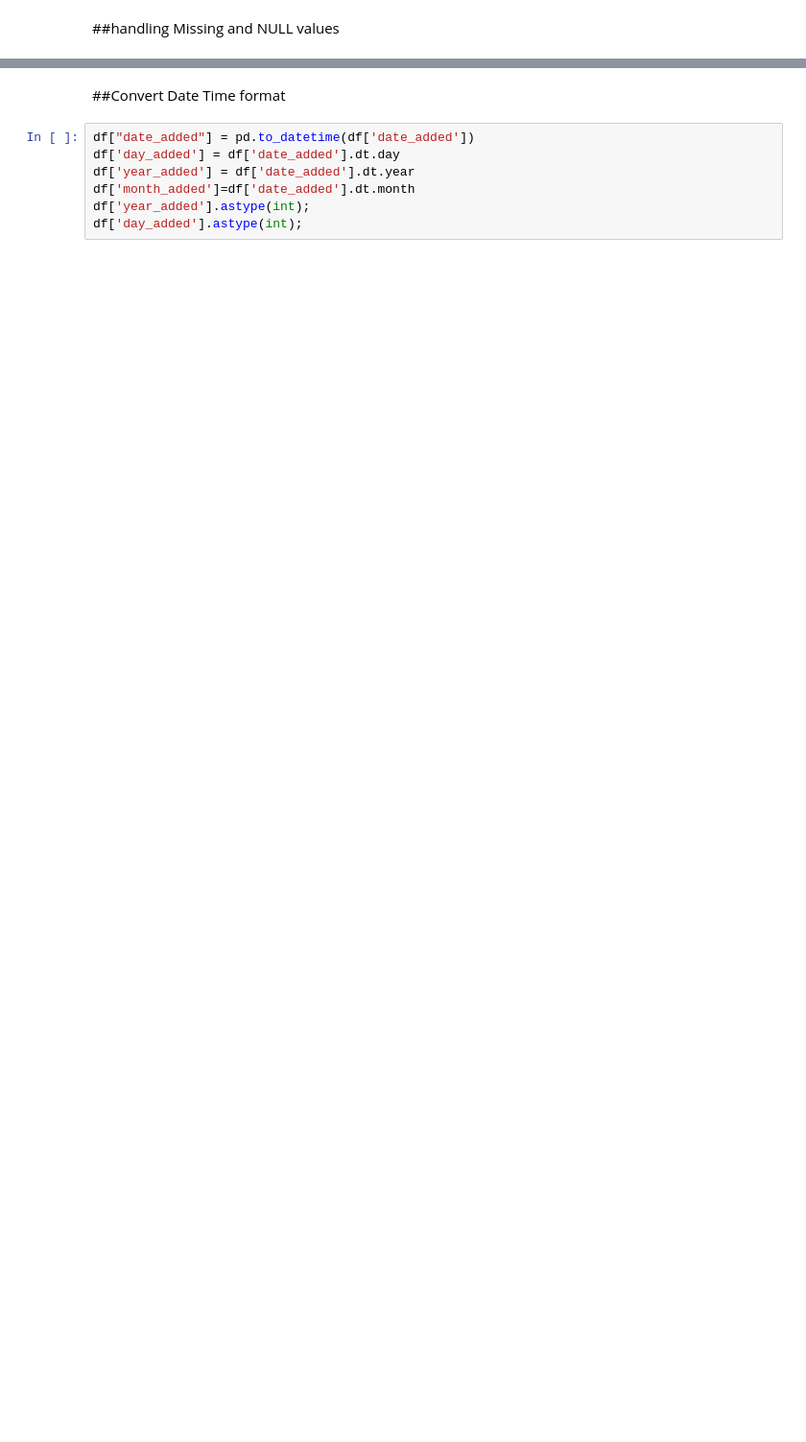
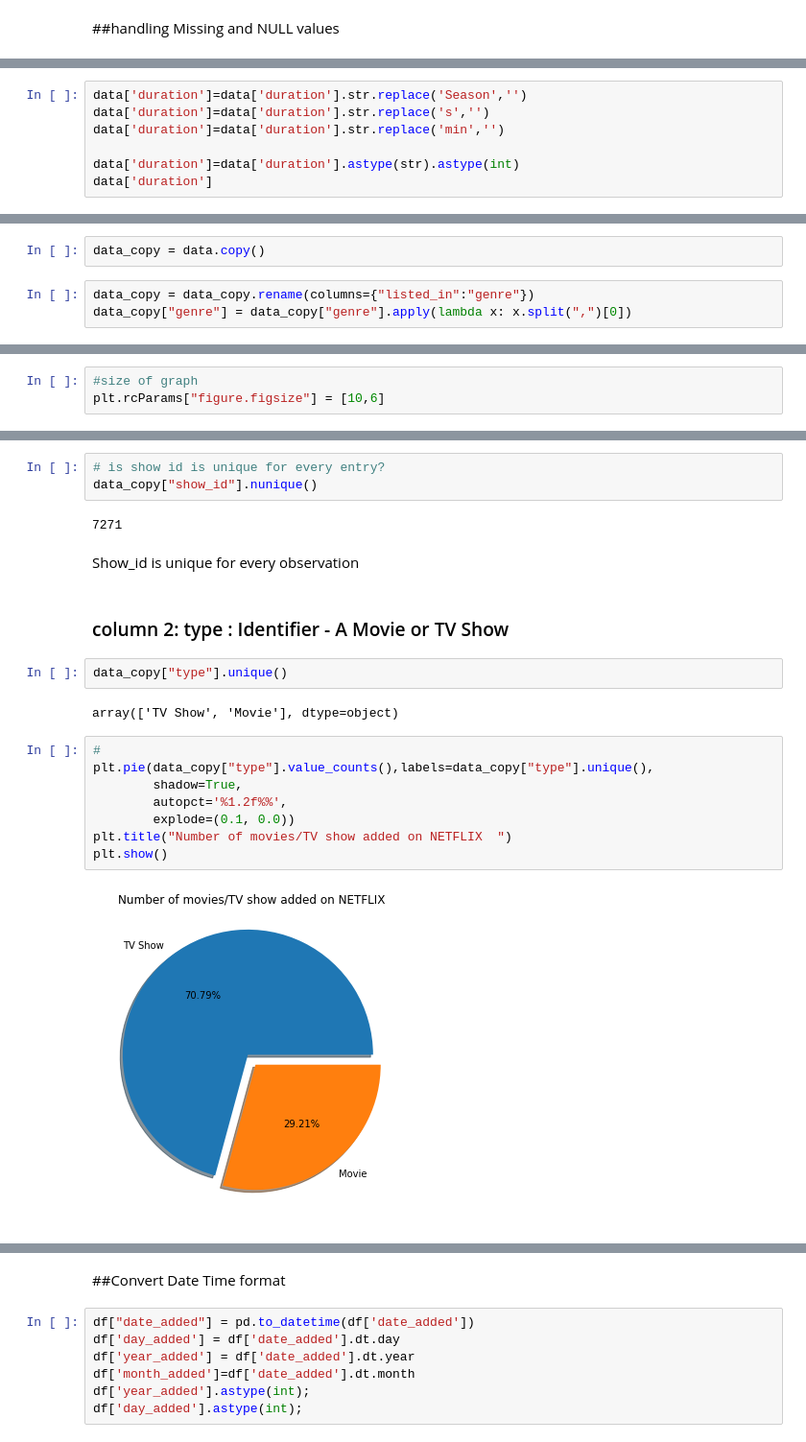
Before and after one commit to pranay2310/NETFLIX-MOVIES-AND-TV-SHOWS-CLUSTERING, a Jupyter notebook: NETFLIX_MOVIES_AND_TV_SHOWS_CLUSTERING.ipynb, the cells around one changed output, grey strips where cells are left out. Shown: that part at 96% size. Drawn from its saved outputs; the diff is of its cells as text; blank space fills up the shorter version.

```diff
--- a/NETFLIX_MOVIES_AND_TV_SHOWS_CLUSTERING.ipynb
+++ b/NETFLIX_MOVIES_AND_TV_SHOWS_CLUSTERING.ipynb
@@ -143,0 +198,7 @@ memory usage: 789.1+ KB
+# %%
+data['duration']=data['duration'].str.replace('Season','')
+data['duration']=data['duration'].str.replace('s','')
+data['duration']=data['duration'].str.replace('min','')
+
+data['duration']=data['duration'].astype(str).astype(int)
+data['duration']
@@ -143,0 +218,5 @@ memory usage: 789.1+ KB
+# %%
+data_copy = data.copy()
+# %%
+data_copy = data_copy.rename(columns={"listed_in":"genre"})
+data_copy["genre"] = data_copy["genre"].apply(lambda x: x.split(",")[0])
@@ -143,0 +271,3 @@ memory usage: 789.1+ KB
+# %%
+#size of graph
+plt.rcParams["figure.figsize"] = [10,6]
@@ -143,0 +276,23 @@ memory usage: 789.1+ KB
+# %%
+# is show id is unique for every entry?
+data_copy["show_id"].nunique()
+# %% [output]
+7271
+# %% [markdown]
+Show_id is unique for every observation
+# %% [markdown]
+### column 2: type : Identifier - A Movie or TV Show
+# %%
+data_copy["type"].unique()
+# %% [output]
+array(['TV Show', 'Movie'], dtype=object)
+# %%
+#
+plt.pie(data_copy["type"].value_counts(),labels=data_copy["type"].unique(),
+        shadow=True,
+        autopct='%1.2f%%',
+        explode=(0.1, 0.0))
+plt.title("Number of movies/TV show added on NETFLIX  ")
+plt.show()
+# %% [output]
+[figure, added]
```
Also changed, not shown: parts of 62 cells of this notebook.
